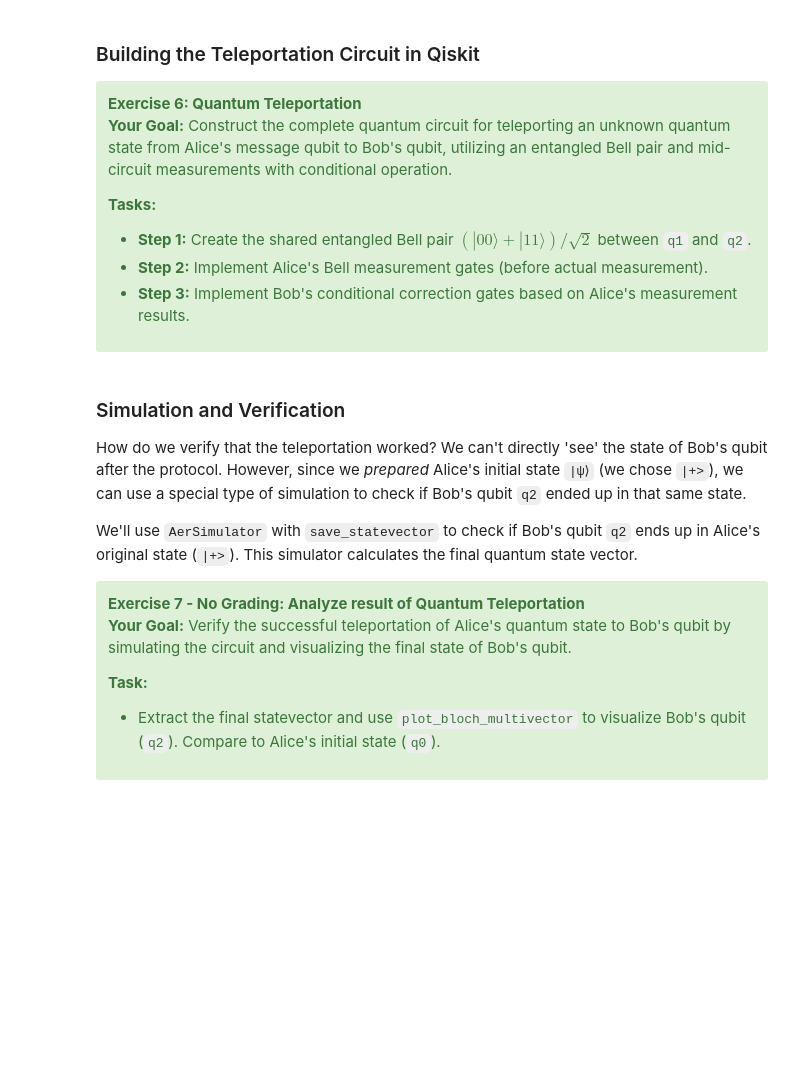
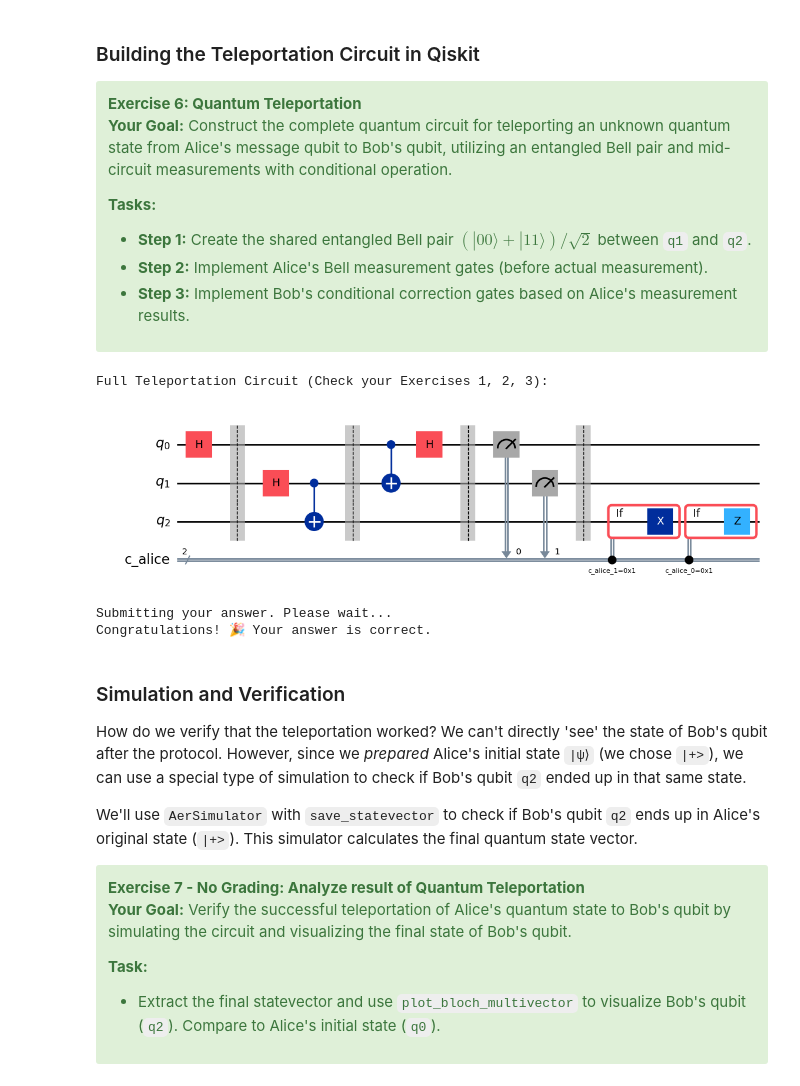
Before and after one commit to sepidi/qgss-2025, a Jupyter notebook: lab-1/lab1.ipynb, the cells around one changed output. Saved outputs shown, nothing was run; the diff lists cells and outputs as text; code cells hidden in the pictures; blank space fills up the shorter version.

```diff
--- a/lab-1/lab1.ipynb
+++ b/lab-1/lab1.ipynb
@@ -985,38 +1059,53 @@ teleport_qc.barrier()
 
 # ---- TODO : Task 1 ---
 # Step 1: Create Bell pair between q1 (Alice) and q2 (Bob)
-
-
+teleport_qc.h(qr_tele[1])  # Hadamard gate on Alice's qubit q1
+teleport_qc.cx(qr_tele[1], qr_tele[2])  # CNOT gate to create entanglement
 
 # --- End of TODO --
 teleport_qc.barrier()
 
 # ---- TODO : Task 2 ---
 # Step 2: Alice's Bell Measurement (gates part))
 
+teleport_qc.cx(qr_tele[0], qr_tele[1])  # CNOT from message to Bell half
+teleport_qc.h(qr_tele[0])               # Hadamard on the message qubit
 
 
 # --- End of TODO --
 teleport_qc.barrier()
 
 # Alice measures her qubits q0 and q1
 teleport_qc.measure(qr_tele[0], cr_alice_tele[0]) # q0 -> c0
 teleport_qc.measure(qr_tele[1], cr_alice_tele[1]) # q1 -> c1
 teleport_qc.barrier()
 
 # ---- TODO : Task 3 ---
 # Step 3: Bob's Conditional Corrections on q2
 # IMPORTANT: .c_if() on gates like XGate() no longer works directly as in older Qiskit versions.
 # The recommended method in Qiskit 1.0+ is to use the new `if_test` context manager.
 
+with teleport_qc.if_test((cr_alice_tele[1], 1)):
+    teleport_qc.x(qr_tele[2])
+
+with teleport_qc.if_test((cr_alice_tele[0], 1)):
+    teleport_qc.z(qr_tele[2])
+
+
 
 # --- End of TODO --
 
 print("Full Teleportation Circuit (Check your Exercises 1, 2, 3):")
 display(teleport_qc.draw('mpl'))
+# %% [output]
+Full Teleportation Circuit (Check your Exercises 1, 2, 3):
+[figure, added]
 # %%
 # Submit your answer using the following code
 grade_lab1_ex6(teleport_qc)
+# %% [output]
+Submitting your answer. Please wait...
+Congratulations! 🎉 Your answer is correct.
 # %% [markdown]
 ### Simulation and Verification
 
```
Also changed, not shown: parts of 14 cells of this notebook, 1 other file.
